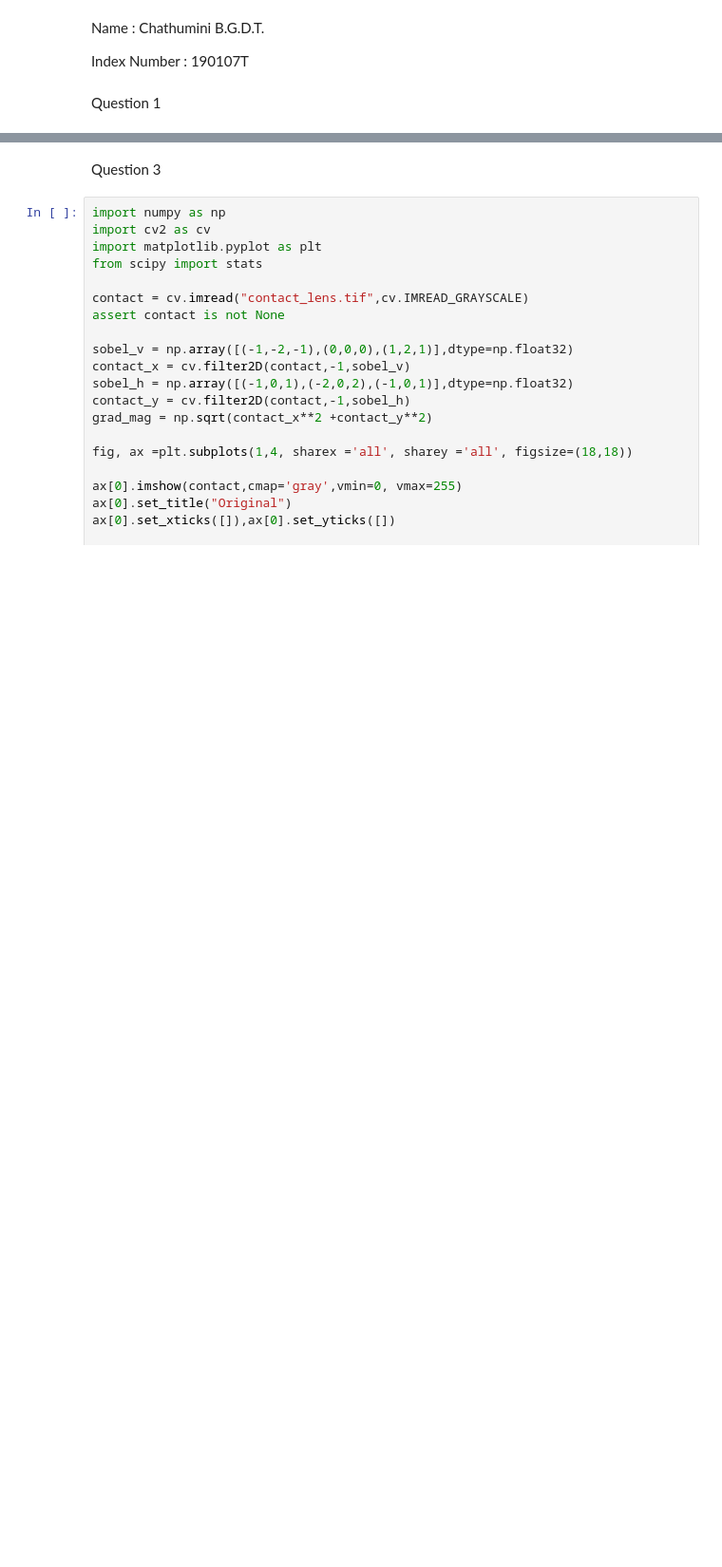
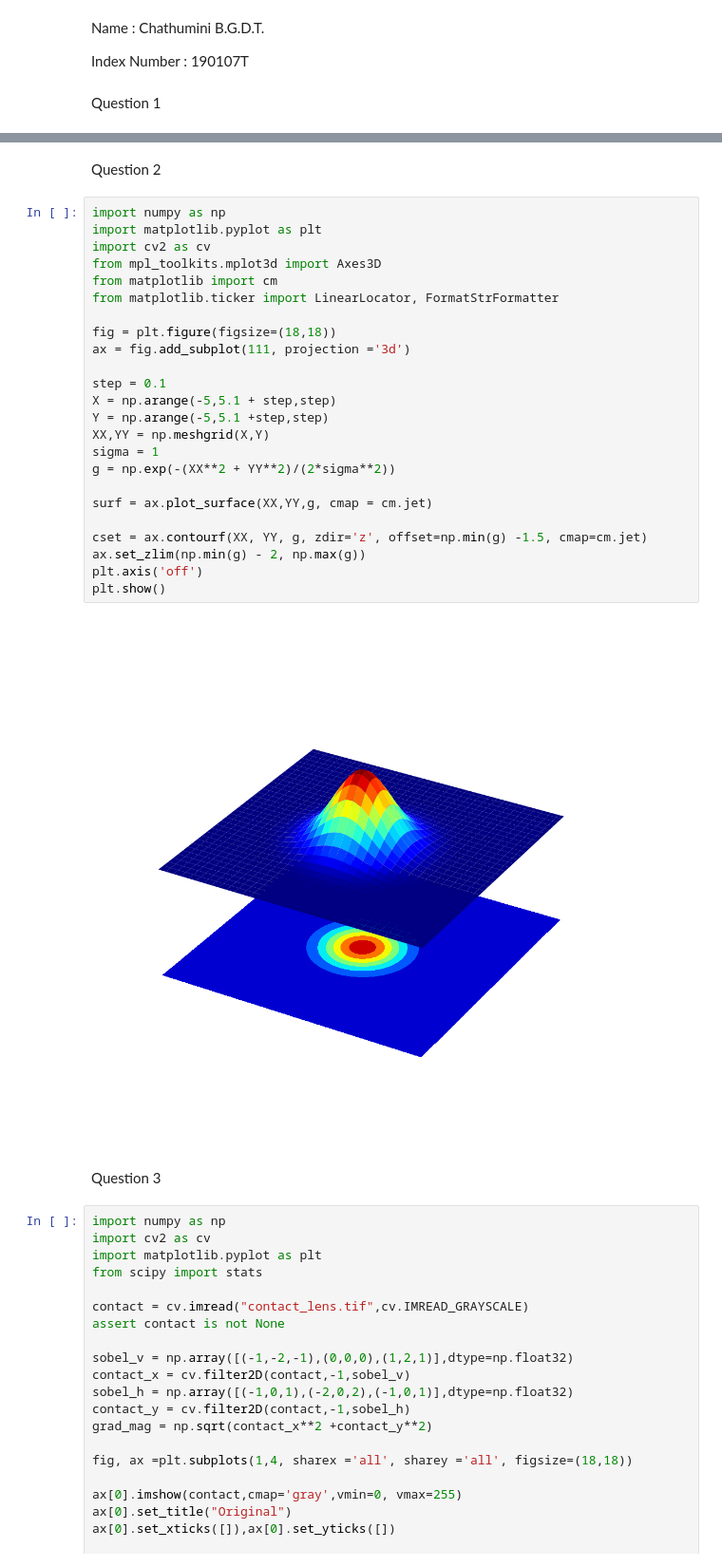
Before and after one commit to dulmi-99/Image-Processing-and-Machine-Vision, a Jupyter notebook: Exercises/Exercise 3/190107T_Excercise_3.ipynb, the cells around one changed output, grey strips where cells are left out. Shown: that part at 95% size. Cells and saved outputs as stored; diff of their text form; blank space fills up the shorter version.

Commit message:
Question 2

```diff
--- a/Exercises/Exercise 3/190107T_Excercise_3.ipynb
+++ b/Exercises/Exercise 3/190107T_Excercise_3.ipynb
@@ -36,3 +40,31 @@ plt.show()
+# %% [markdown]
+Question 2
+# %%
+import numpy as np
+import matplotlib.pyplot as plt
+import cv2 as cv
+from mpl_toolkits.mplot3d import Axes3D
+from matplotlib import cm
+from matplotlib.ticker import LinearLocator, FormatStrFormatter
+
+fig = plt.figure(figsize=(18,18))
+ax = fig.add_subplot(111, projection ='3d')
+
+step = 0.1
+X = np.arange(-5,5.1 + step,step)
+Y = np.arange(-5,5.1 +step,step)
+XX,YY = np.meshgrid(X,Y)
+sigma = 1
+g = np.exp(-(XX**2 + YY**2)/(2*sigma**2))
+
+surf = ax.plot_surface(XX,YY,g, cmap = cm.jet)
+
+cset = ax.contourf(XX, YY, g, zdir='z', offset=np.min(g) -1.5, cmap=cm.jet)
+ax.set_zlim(np.min(g) - 2, np.max(g))
+plt.axis('off')
+plt.show()
+# %% [output]
+[figure, added]
 # %% [markdown]
 Question 3
 # %%
```
Also changed, not shown: parts of 1 cell of this notebook.
